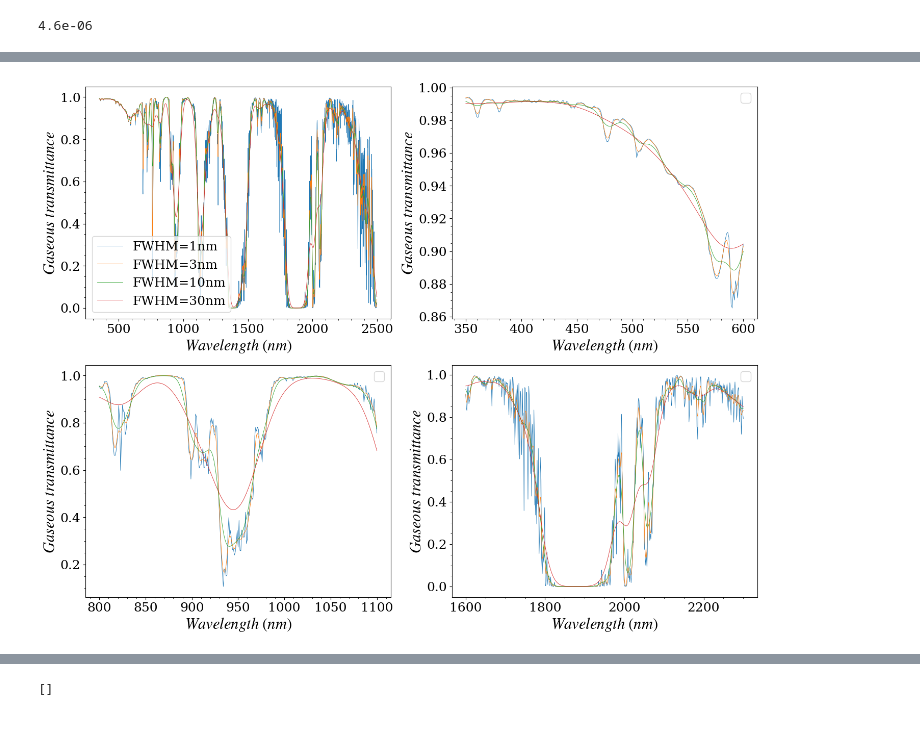
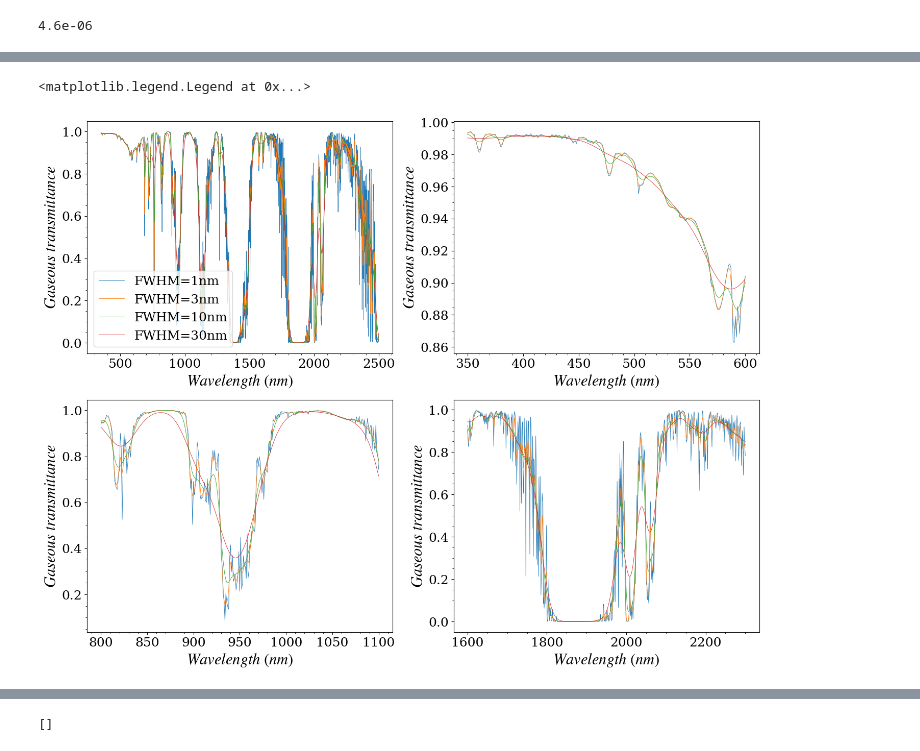
Before and after one commit to Tristanovsk/radcalnet_oc, a Jupyter notebook: docs/source/notebook/radcalnet_oc_gaseous_transmittance.ipynb, the cells around one changed output, grey strips where cells are left out. Drawn from its saved outputs; the diff is of its cells as text; code cells hidden in the pictures.

```diff
--- a/docs/source/notebook/radcalnet_oc_gaseous_transmittance.ipynb
+++ b/docs/source/notebook/radcalnet_oc_gaseous_transmittance.ipynb
@@ -28,6 +48,5 @@ print(f'-radcalnet_oc: {radoc.__version__}')
 # %%
-lut= radoc.LUT()
-lut.load_auxiliary_data()
+lut = radoc.LUT()
 lut.gas_lut
 # %% [output]
 <xarray.Dataset> Size: 2MB
@@ -144,32 +181,32 @@ Spectral resolution is defined by the number (central wavelength: central_wl) an
 # %%
-
 spectral_res=1
 central_wl=np.arange(350,2500,spectral_res)
 wl_range=slice(500,780)
 
 signal = Ttot
 wl_signal = signal.wl.values
 
 fig,axs = plt.subplots(2,2,figsize=(17,13))
 axs=axs.ravel()
 
 for fwhm in [1,3,10,30]:
     spectral=radoc.Spectral(central_wl,fwhm)
     Tg = spectral.convolve(signal)
     Tg.plot(lw=0.6,label='FWHM='+str(fwhm)+'nm',ax=axs[0])
 
     wl_range=slice(350,600)
     Tg.sel(wl=wl_range).plot(lw=0.6,ax=axs[1])
 
     wl_range=slice(800,1100)
     Tg.sel(wl=wl_range).plot(lw=0.6,ax=axs[2])
     wl_range=slice(1600,2300)
     Tg.sel(wl=wl_range).plot(lw=0.6,ax=axs[3])
 
 for ax in axs:
     ax.set_xlabel(r'$Wavelength\ (nm)$')
     ax.set_ylabel(r'$Gaseous\ transmittance$')
     ax.minorticks_on()
-    ax.legend()
+axs[0].legend()
 # %% [output]
+<matplotlib.legend.Legend at 0x...>
-[figure, old version]
+[figure, new version]
```
Also changed, not shown: parts of 18 cells of this notebook, 11 other files.
